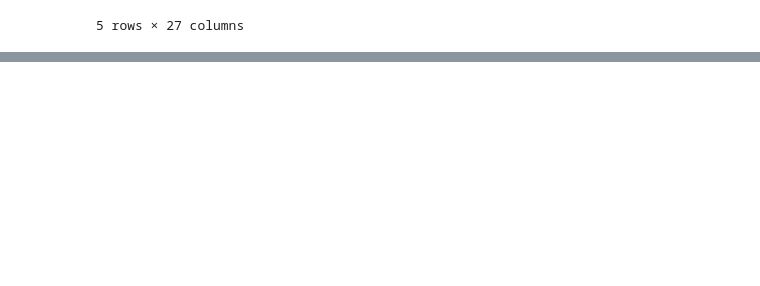
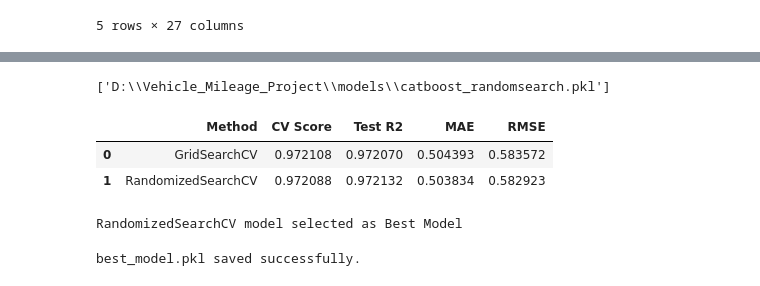
Before and after one commit to Sujeet943/ethanol-blend-vehicle-prediction, a Jupyter notebook: notebooks/05_Feature_Engineering.ipynb, the cells around one changed output, grey strips where cells are left out. Saved outputs shown, nothing was run; the diff lists cells and outputs as text; code cells hidden in the pictures; blank space fills up the shorter version.

Commit message:
Updated Notebook 5 with feature engineering and model tuning

```diff
--- a/notebooks/05_Feature_Engineering.ipynb
+++ b/notebooks/05_Feature_Engineering.ipynb
@@ -427,0 +141,9 @@ GridSearchCV model saved as best_model.pkl
+# %%
+cat = CatBoostRegressor(
+    verbose=0,
+    random_state=42
+)
+
+cat.fit(X_train, y_train)
+
+cat_pred = cat.predict(X_test)
@@ -427,0 +196,13 @@ GridSearchCV model saved as best_model.pkl
+# %%
+grid_best = grid.best_estimator_
+
+grid_pred = grid_best.predict(X_test)
+
+print("GridSearchCV")
+print("Best Parameters:", grid.best_params_)
+print("Best CV Score:", grid.best_score_)
+
+print("\nTest Performance")
+print("R2 :", r2_score(y_test, grid_pred))
+print("MAE:", mean_absolute_error(y_test, grid_pred))
+print("RMSE:", root_mean_squared_error(y_test, grid_pred))
@@ -427,0 +271,53 @@ GridSearchCV model saved as best_model.pkl
+# %%
+joblib.dump(
+    random_best,
+    r"D:\Vehicle_Mileage_Project\models\catboost_randomsearch.pkl"
+)
+# %% [output]
+['D:\\Vehicle_Mileage_Project\\models\\catboost_randomsearch.pkl']
+# %%
+results = pd.DataFrame({
+    "Method": ["GridSearchCV", "RandomizedSearchCV"],
+    "CV Score": [
+        grid.best_score_,
+        random.best_score_
+    ],
+    "Test R2": [
+        r2_score(y_test, grid_pred),
+        r2_score(y_test, random_pred)
+    ],
+    "MAE": [
+        mean_absolute_error(y_test, grid_pred),
+        mean_absolute_error(y_test, random_pred)
+    ],
+    "RMSE": [
+        root_mean_squared_error(y_test, grid_pred),
+        root_mean_squared_error(y_test, random_pred)
+    ]
+})
+
+results
+# %% [output]
+|  | Method | CV Score | Test R2 | MAE | RMSE |
+| 0 | GridSearchCV | 0.972108 | 0.972070 | 0.504393 | 0.583572 |
+| 1 | RandomizedSearchCV | 0.972088 | 0.972132 | 0.503834 | 0.582923 |
+# %%
+if r2_score(y_test, grid_pred) >= r2_score(y_test, random_pred):
+    best_model = grid_best
+    print("GridSearchCV model selected as Best Model")
+else:
+    best_model = random_best
+    print("RandomizedSearchCV model selected as Best Model")
+# %% [output]
+RandomizedSearchCV model selected as Best Model
+# %%
+import joblib
+
+joblib.dump(
+    best_model,
+    r"D:\Vehicle_Mileage_Project\models\best_model.pkl"
+)
+
+print("best_model.pkl saved successfully.")
+# %% [output]
+best_model.pkl saved successfully.
```
Also changed, not shown: parts of 43 cells of this notebook.
